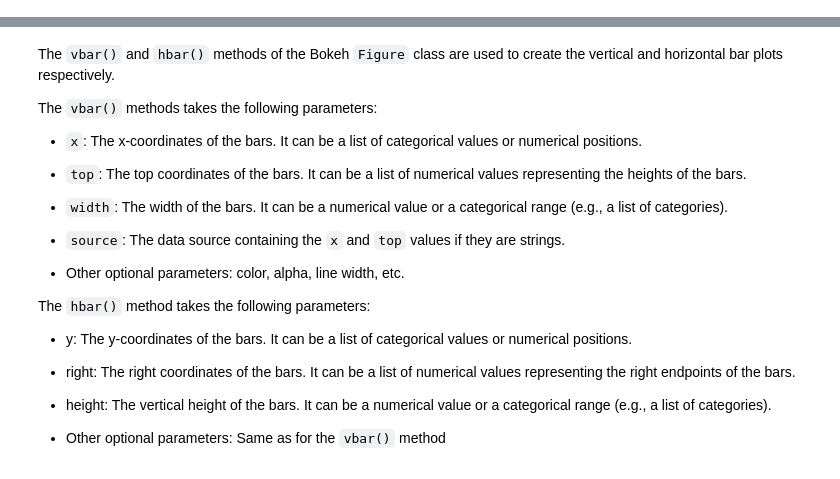
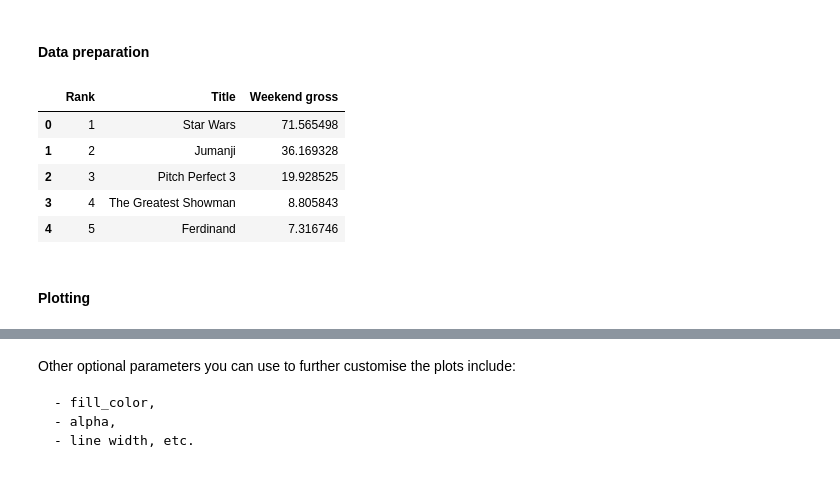
Before and after one commit to bokeh/dataviz-fundamentals, a Jupyter notebook: notebooks/bar_plots.ipynb, the cells around one changed output, grey strips where cells are left out. Cells and saved outputs as stored; diff of their text form; code cells hidden in the pictures.

Commit message:
created bar plots

```diff
--- a/notebooks/bar_plots.ipynb
+++ b/notebooks/bar_plots.ipynb
@@ -17,8 +23,26 @@ output_notebook()
+# %% [markdown]
+#### Data preparation
 # %%
-file = "../data/movies.csv"
+file = "../data/csv_files/movies.csv"
 df = pd.read_csv(file)
+
+# get only first part of title
 df["Title"] = df["Title"].apply(lambda x: x.split(":")[0])
+
+# format the "weekend_gross" values as integers
+# divide values by 1,000,000 to save space on y-axis
 df["Weekend gross"] = df["Weekend gross"].apply(
     lambda x: (int(x.split("$")[1])) / 1_000_000
 )
+
+df
+# %% [output]
+|  | Rank | Title | Weekend gross |
+| 0 | 1 | Star Wars | 71.565498 |
+| 1 | 2 | Jumanji | 36.169328 |
+| 2 | 3 | Pitch Perfect 3 | 19.928525 |
+| 3 | 4 | The Greatest Showman | 8.805843 |
+| 4 | 5 | Ferdinand | 7.316746 |
+# %% [markdown]
+#### Plotting
 # %%
@@ -56,26 +98,9 @@ show(p2)
 [interactive output not drawn]
 [interactive output not drawn]
 # %% [markdown]
-The `vbar()` and `hbar()` methods of the Bokeh `Figure` class are used to create the vertical and horizontal bar plots respectively.
 
-The `vbar()` methods takes the following parameters:
+Other optional parameters you can use to further customise the plots include:
 
-- `x`: The x-coordinates of the bars. It can be a list of categorical values or numerical positions.
-
-- `top`: The top coordinates of the bars. It can be a list of numerical values representing the heights of the bars.
-
-- `width`: The width of the bars. It can be a numerical value or a categorical range (e.g., a list of categories).
-
-- `source`: The data source containing the `x` and `top` values if they are strings.
-
-- Other optional parameters: color, alpha, line width, etc.
-
-The `hbar()` method takes the following parameters:
-
-- y: The y-coordinates of the bars. It can be a list of categorical values or numerical positions.
-
-- right: The right coordinates of the bars. It can be a list of numerical values representing the right endpoints of the bars.
-
-- height: The vertical height of the bars. It can be a numerical value or a categorical range (e.g., a list of categories).
-
-- Other optional parameters: Same as for the `vbar()` method
+    - fill_color,
+    - alpha,
+    - line width, etc.
```
Also changed, not shown: parts of 21 cells of this notebook, 5 other files.
